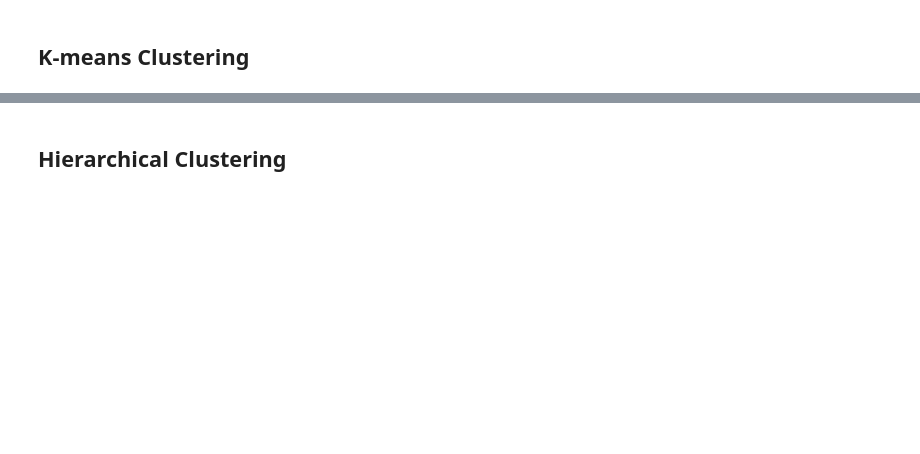
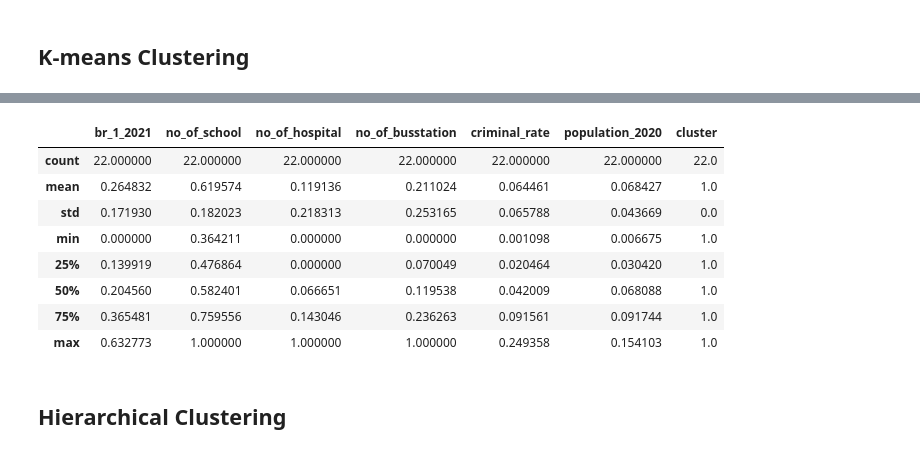
Before and after one commit to Magmafish/Midterm_Project, a Jupyter notebook: modeling_k.ipynb, the cells around one changed output, grey strips where cells are left out. Drawn from its saved outputs; the diff is of its cells as text; code cells hidden in the pictures; blank space fills up the shorter version.

```diff
--- a/modeling_k.ipynb
+++ b/modeling_k.ipynb
@@ -367,5 +372,17 @@ Calinski Harabasz Score: 182.9364958806776
 The geograpical coordinate of New York City are 40.7127281, -74.0060152.
 [interactive output not drawn]
+# %%
+df_kmean[(df_kmean['cluster'] == 1)].describe()
+# %% [output]
+|  | br_1_2021 | no_of_school | no_of_hospital | no_of_busstation | criminal_rate | population_2020 | cluster |
+| count | 22.000000 | 22.000000 | 22.000000 | 22.000000 | 22.000000 | 22.000000 | 22.0 |
+| mean | 0.264832 | 0.619574 | 0.119136 | 0.211024 | 0.064461 | 0.068427 | 1.0 |
+| std | 0.171930 | 0.182023 | 0.218313 | 0.253165 | 0.065788 | 0.043669 | 0.0 |
+| min | 0.000000 | 0.364211 | 0.000000 | 0.000000 | 0.001098 | 0.006675 | 1.0 |
+| 25% | 0.139919 | 0.476864 | 0.000000 | 0.070049 | 0.020464 | 0.030420 | 1.0 |
+| 50% | 0.204560 | 0.582401 | 0.066651 | 0.119538 | 0.042009 | 0.068088 | 1.0 |
+| 75% | 0.365481 | 0.759556 | 0.143046 | 0.236263 | 0.091561 | 0.091744 | 1.0 |
+| max | 0.632773 | 1.000000 | 1.000000 | 1.000000 | 0.249358 | 0.154103 | 1.0 |
 # %% [markdown]
 ## Hierarchical Clustering
 # %%
```
Also changed, not shown: parts of 7 cells of this notebook, 7 other files.
